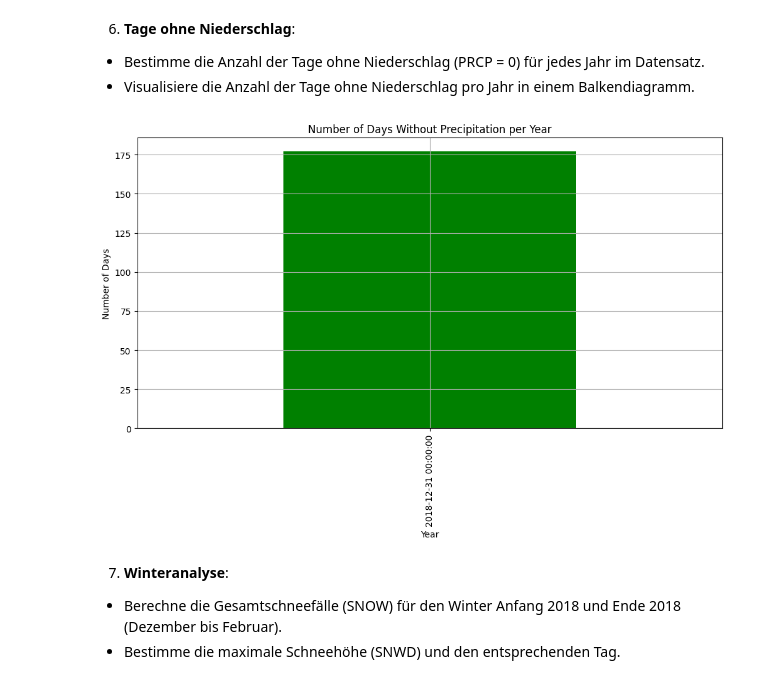
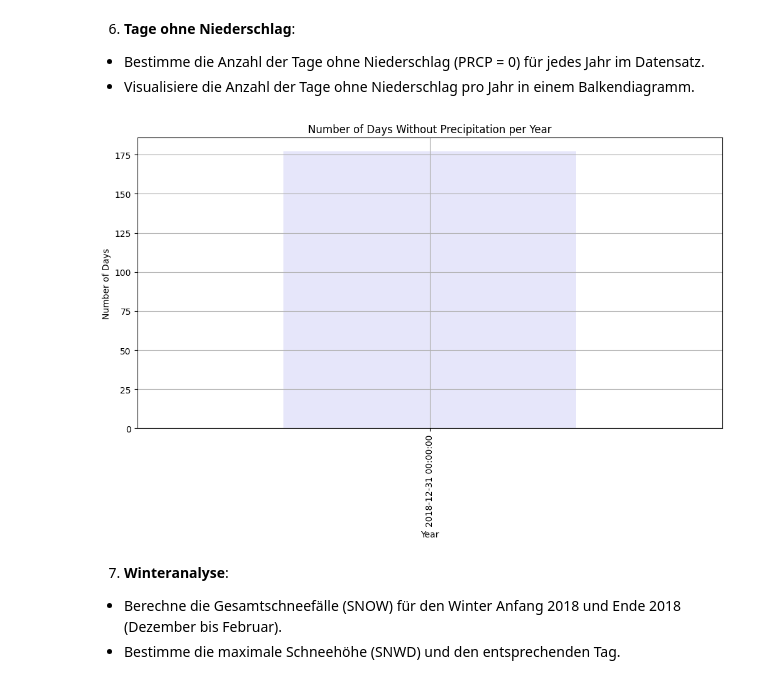
Before and after one commit to tobiasseck/dirty-weather, a Jupyter notebook: dirty_weather_analysis.ipynb, the cells around one changed output. Saved outputs shown, nothing was run; the diff lists cells and outputs as text; code cells hidden in the pictures.

```diff
--- a/dirty_weather_analysis.ipynb
+++ b/dirty_weather_analysis.ipynb
@@ -123,8 +123,6 @@ Day with lowest temperature in 2018: 2018-01-07 00:00:00 with -17.2°C
  - Berechne den monatlichen Gesamtniederschlag (PRCP) für das Jahr 2018.
  - Visualisiere den monatlichen Gesamtniederschlag in einem Liniendiagramm.
 # %%
-df[['PRCP', 'SNOW', 'SNWD', 'TMAX', 'TMIN', 'TOBS', 'WESF']] = df[['PRCP', 'SNOW', 'SNWD', 'TMAX', 'TMIN', 'TOBS', 'WESF']].apply(pd.to_numeric, errors='coerce')
-
 monthly_prcp_2018 = df.loc['2018', 'PRCP'].resample('ME').sum()
 
 plt.figure(figsize=(12, 6))
@@ -144,15 +142,15 @@ plt.show()
 # %%
 days_without_prcp = df[df['PRCP'] == 0].resample('YE').size()
 
 plt.figure(figsize=(12, 6))
-days_without_prcp.plot(kind='bar', color='green')
+days_without_prcp.plot(kind='bar', color='lavender')
 plt.title('Number of Days Without Precipitation per Year')
 plt.xlabel('Year')
 plt.ylabel('Number of Days')
 plt.grid(True)
 plt.show()
 # %% [output]
-[figure, old version]
+[figure, new version]
 # %% [markdown]
 7. **Winteranalyse**:
  - Berechne die Gesamtschneefälle (SNOW) für den Winter Anfang 2018 und Ende 2018 (Dezember bis Februar).
```
Also changed, not shown: parts of 1 cell of this notebook.
